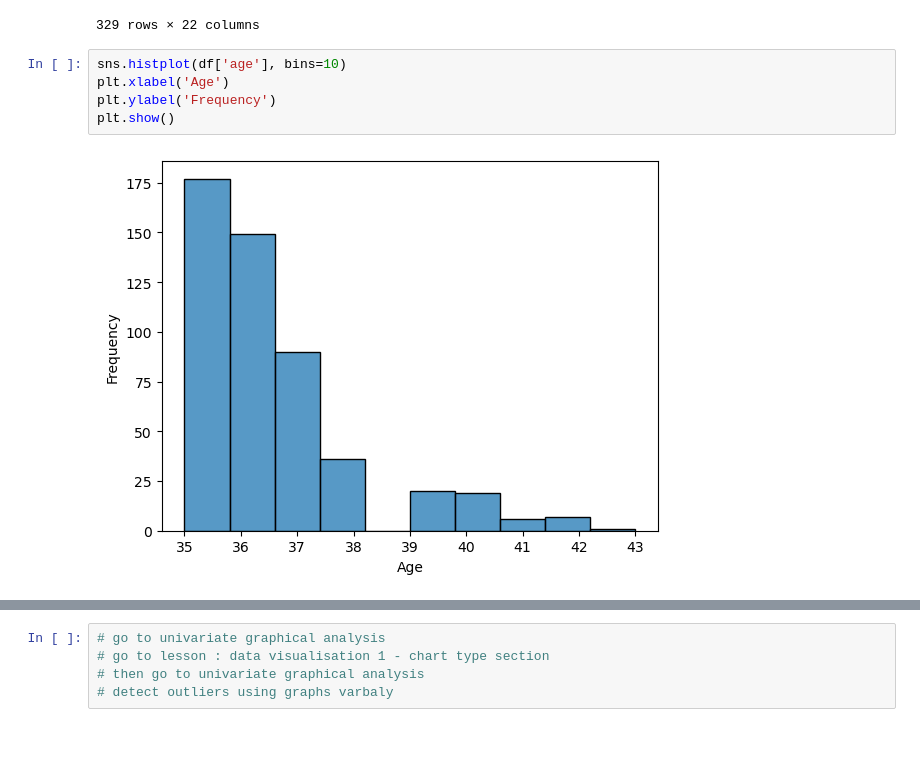
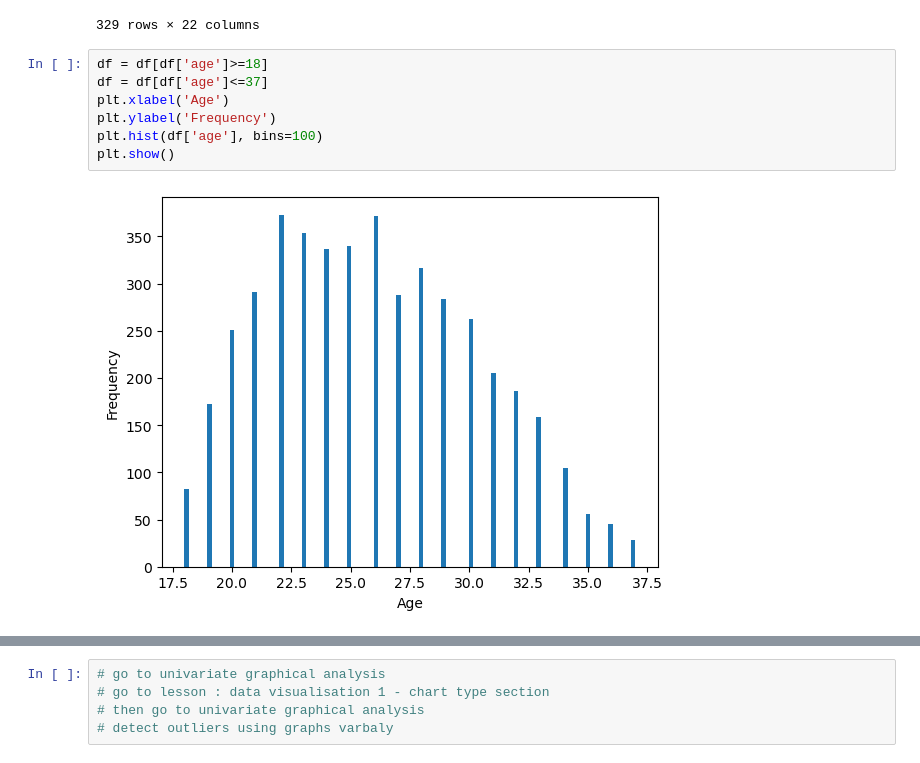
Before and after one commit to sara1h0t/Usecase-7, a Jupyter notebook: EDA usecase7.ipynb, the cells around one changed output, grey strips where cells are left out. Cells and saved outputs as stored; diff of their text form.

```diff
--- a/EDA usecase7.ipynb
+++ b/EDA usecase7.ipynb
@@ -159,9 +134,11 @@ age
 | 10753 | /alexander-badolato/profil/spiele... | Western Sydney Wanderers | Alexander Badolato | Attack Centre-Forward | 170.0 | 18.0 | 21 | 0.000000 | 0.000000 | 0.086042 | ... |
 329 rows × 22 columns
 # %%
-sns.histplot(df['age'], bins=10)
+df = df[df['age']>=18]
+df = df[df['age']<=37]
 plt.xlabel('Age')
 plt.ylabel('Frequency')
+plt.hist(df['age'], bins=100)
 plt.show()
 # %% [output]
-[figure, old version]
+[figure, new version]
```
Also changed, not shown: parts of 48 cells of this notebook.
